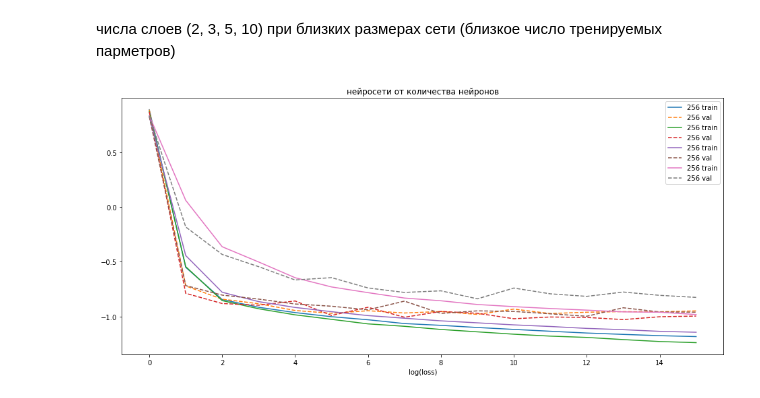
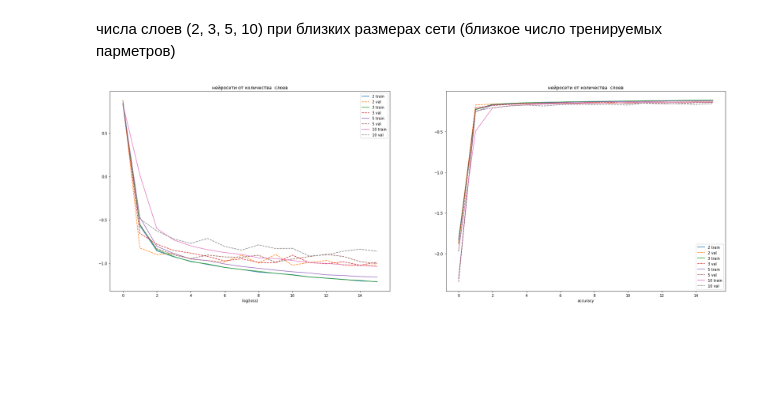
Before and after one commit to SimreAniri/Neural-Networks, a Jupyter notebook: Lesson_2.ipynb, the cells around one changed output. Cells and saved outputs as stored; diff of their text form; code cells hidden in the pictures; blank space fills up the shorter version.

```diff
--- a/Lesson_2.ipynb
+++ b/Lesson_2.ipynb
@@ -96,6 +105,6 @@ plt.show()
 # %%
 N = 5
-y_pred = model.predict(test_images[:N,:])
+y_pred = modeli.predict(test_images[:N,:])
 y_pred_class = np.argmax(y_pred,axis=1)
 plt.figure(figsize =(3*N,5))
 for i in range(N):
@@ -158,7 +178,8 @@ plt.show()
 # %% [markdown]
 числа слоев (2, 3, 5, 10) при близких размерах сети (близкое число тренируемых парметров)
 # %%
-plt.figure(figsize=(16,7))
+fig, ax = plt.subplots(nrows=1, ncols=2)
+fig.set_size_inches(30, 10)
 
 # число рабочих эпох
 epochs = 15
@@ -172,37 +193,47 @@ n_neurons = 128 - 16
 for n_layers in [2, 3, 5, 10]:
   # создаем рабочую модель modeli
   modeli = Sequential()
   modeli.add(Dense(16, activation='relu', input_shape=(784,)))
 
   for i in range(n_layers - 1):
     modeli.add(Dense(n_neurons // n_layers, activation='relu'))
 
   modeli.add(Dense(10, activation='softmax'))
 
   # компилируем modeli
   modeli.compile(
       optimizer='adam',
       loss='categorical_crossentropy',
       metrics=['accuracy'],
       )
   # вычисляем ошибку для modeli без обучения
   hh0_tr = modeli.evaluate(  train_images[:50000,:], to_categorical(train_labels[:50000]),verbose = 0)
   hh0_val = modeli.evaluate(  train_images[50000:,:], to_categorical(train_labels[50000:]),verbose = 0)
 
   # проводим обучение модели
   hh = modeli.fit(
   train_images,
   to_categorical(train_labels),
   epochs=epochs,
   batch_size=32, validation_split=0.2, verbose = 0
   )
   # картинки
-  plt.plot(epoch,np.log([hh0_tr[0]]+hh.history['loss']),'-',label = str(n_layers)+' train')
-  plt.plot(epoch,np.log([hh0_val[0]]+hh.history['val_loss']),'--',label = str(n_layers)+' val')
-plt.legend()
-plt.title('нейросети от количества нейронов')
-plt.xlabel('epoch')
-plt.xlabel('log(loss)')
+  ax[0].plot(epoch,np.log([hh0_tr[0]]+hh.history['loss']),'-',label = str(n_layers)+' train')
+  ax[0].plot(epoch,np.log([hh0_val[0]]+hh.history['val_loss']),'--',label = str(n_layers)+' val')
+
+  ax[1].plot(epoch,np.log([hh0_tr[1]]+hh.history['accuracy']),'-',label = str(n_layers) + ' train')
+  ax[1].plot(epoch,np.log([hh0_val[1]]+hh.history['val_accuracy']),'--',label = str(n_layers) + ' val')
+
+ax[0].legend()
+ax[0].set_title('нейросети от количества  слоев')
+ax[0].set_xlabel('epoch')
+ax[0].set_xlabel('log(loss)')
+
+ax[1].legend()
+ax[1].set_title('нейросети от количества  слоев')
+ax[1].set_xlabel('epoch')
+ax[1].set_xlabel('accuracy')
+
 plt.show()
 # %% [output]
-[figure, old version]
+[figure, new version]
```
Also changed, not shown: parts of 7 cells of this notebook.
